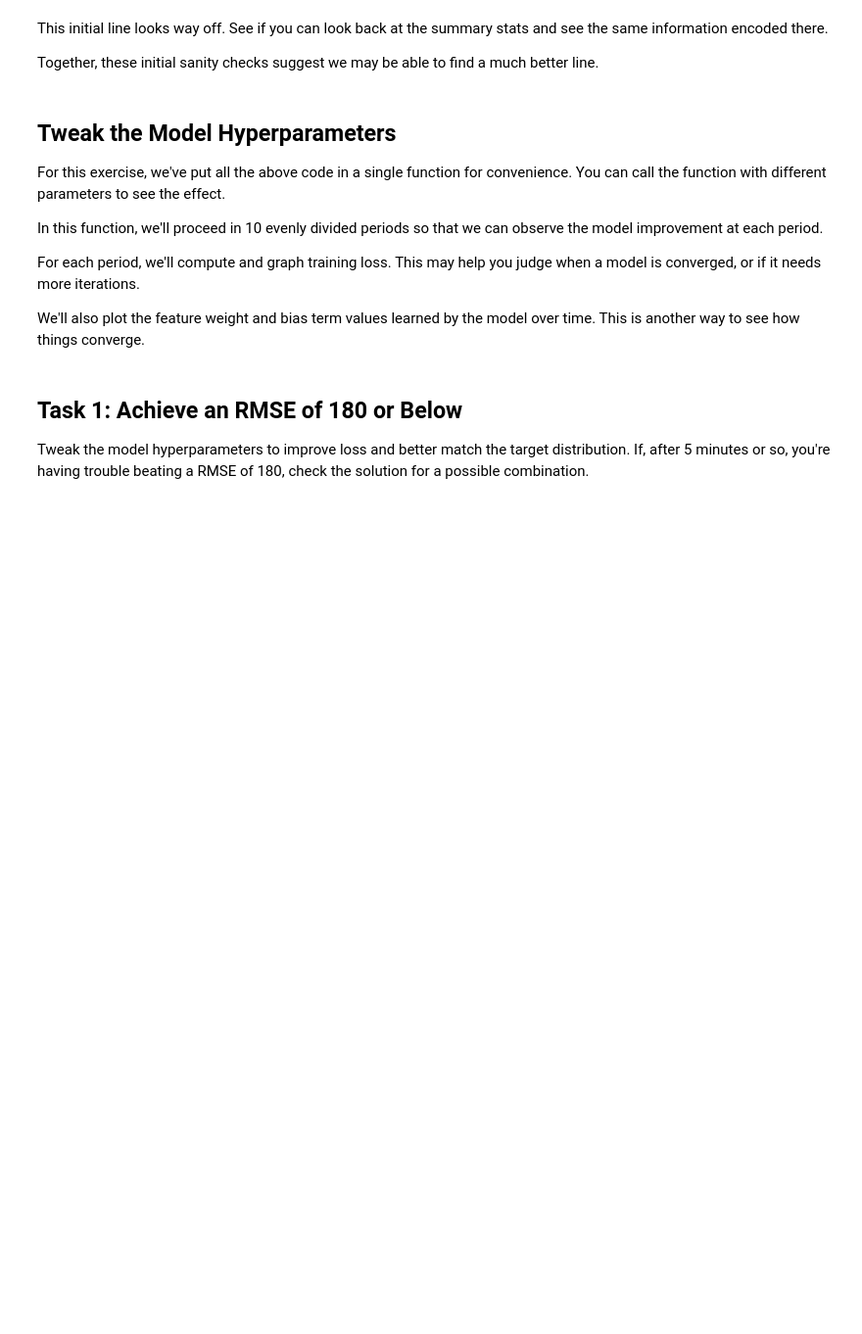
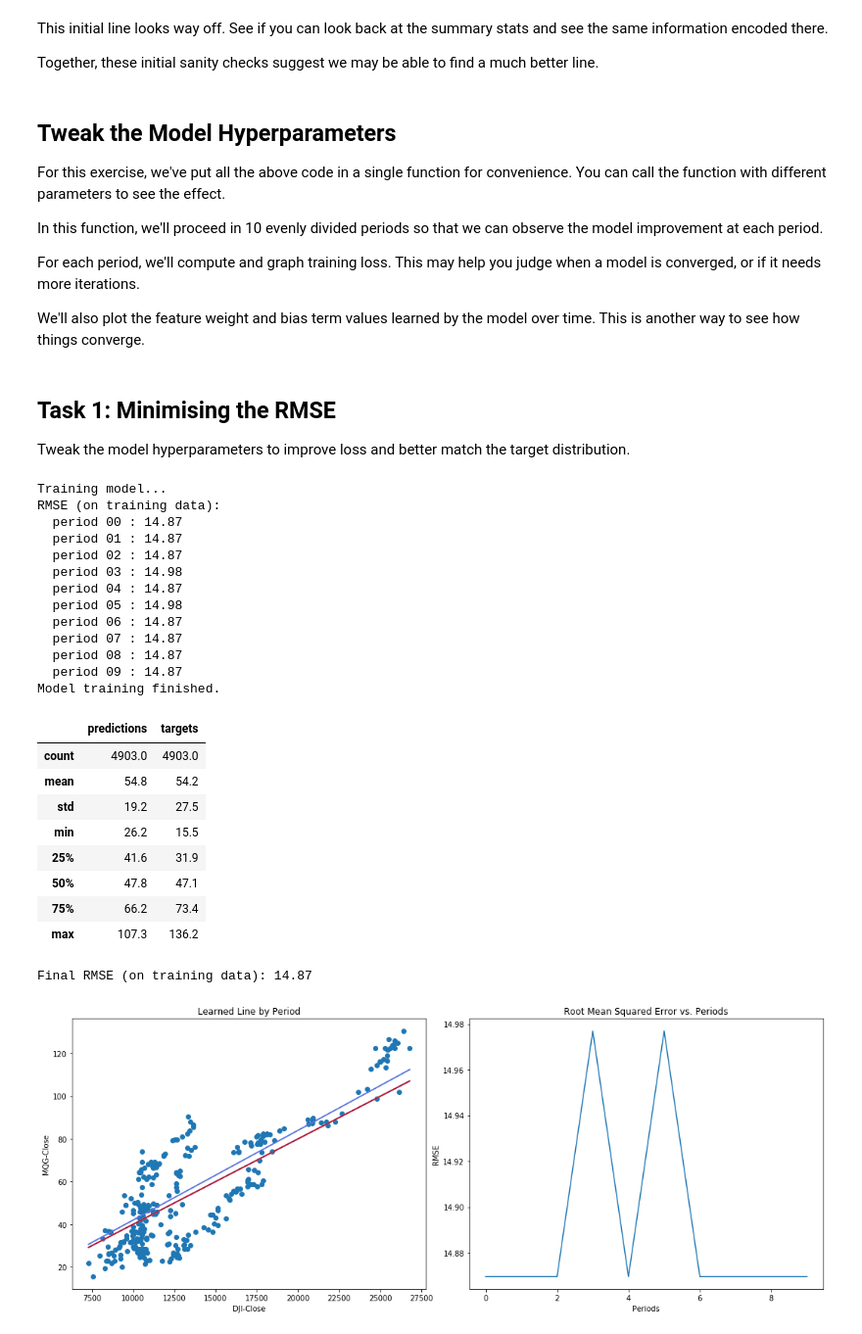
Before and after one commit to lunico86/Calypso-Trading-bot, a Jupyter notebook: MQG_DJI_linearRegression.ipynb, the cells around one changed output. Shown at 98% size. Cells and saved outputs as stored; diff of their text form; code cells hidden in the pictures; blank space fills up the shorter version.

```diff
--- a/MQG_DJI_linearRegression.ipynb
+++ b/MQG_DJI_linearRegression.ipynb
@@ -258,7 +294,7 @@ For each period, we'll compute and graph training loss.  This may help you judge
 
 We'll also plot the feature weight and bias term values learned by the model over time.  This is another way to see how things converge.
 # %%
-def train_model(learning_rate, steps, batch_size, input_feature="total_rooms"):
+def train_model(learning_rate, steps, batch_size, input_feature="DJI-Close"):
   """Trains a linear regression model of one feature.
 
   Args:
@@ -274,9 +310,9 @@ def train_model(learning_rate, steps, batch_size, input_feature="total_rooms"):
   steps_per_period = steps / periods
 
   my_feature = input_feature
-  my_feature_data = california_housing_dataframe[[my_feature]]
-  my_label = "median_house_value"
-  targets = california_housing_dataframe[my_label]
+  my_feature_data = mqg_dji_dataframe[[my_feature]]
+  my_label = "MQG-Close"
+  targets = mqg_dji_dataframe[my_label]
 
   # Create feature columns.
   feature_columns = [tf.feature_column.numeric_column(my_feature)]
@@ -299,7 +335,7 @@ def train_model(learning_rate, steps, batch_size, input_feature="total_rooms"):
   plt.title("Learned Line by Period")
   plt.ylabel(my_label)
   plt.xlabel(my_feature)
-  sample = california_housing_dataframe.sample(n=300)
+  sample = mqg_dji_dataframe.sample(n=300)
   plt.scatter(sample[my_feature], sample[my_label])
   colors = [cm.coolwarm(x) for x in np.linspace(-1, 1, periods)]
 
@@ -356,13 +392,37 @@ def train_model(learning_rate, steps, batch_size, input_feature="total_rooms"):
 
   print("Final RMSE (on training data): %0.2f" % root_mean_squared_error)
 # %% [markdown]
-## Task 1:  Achieve an RMSE of 180 or Below
+## Task 1:  Minimising the RMSE
 
 Tweak the model hyperparameters to improve loss and better match the target distribution.
-If, after 5 minutes or so, you're having trouble beating a RMSE of 180, check the solution for a possible combination.
 # %%
 train_model(
-    learning_rate=0.00001,
-    steps=100,
-    batch_size=1
+    learning_rate=0.00002,
+    steps=500,
+    batch_size=100
 )
+# %% [output]
+Training model...
+RMSE (on training data):
+  period 00 : 14.87
+  period 01 : 14.87
+  period 02 : 14.87
+  period 03 : 14.98
+  period 04 : 14.87
+  period 05 : 14.98
+  period 06 : 14.87
+  period 07 : 14.87
+  period 08 : 14.87
+  period 09 : 14.87
+Model training finished.
+|  | predictions | targets |
+| count | 4903.0 | 4903.0 |
+| mean | 54.8 | 54.2 |
+| std | 19.2 | 27.5 |
+| min | 26.2 | 15.5 |
+| 25% | 41.6 | 31.9 |
+| 50% | 47.8 | 47.1 |
+| 75% | 66.2 | 73.4 |
+| max | 107.3 | 136.2 |
+Final RMSE (on training data): 14.87
+[figure, added]
```
Also changed, not shown: parts of 31 cells of this notebook.
